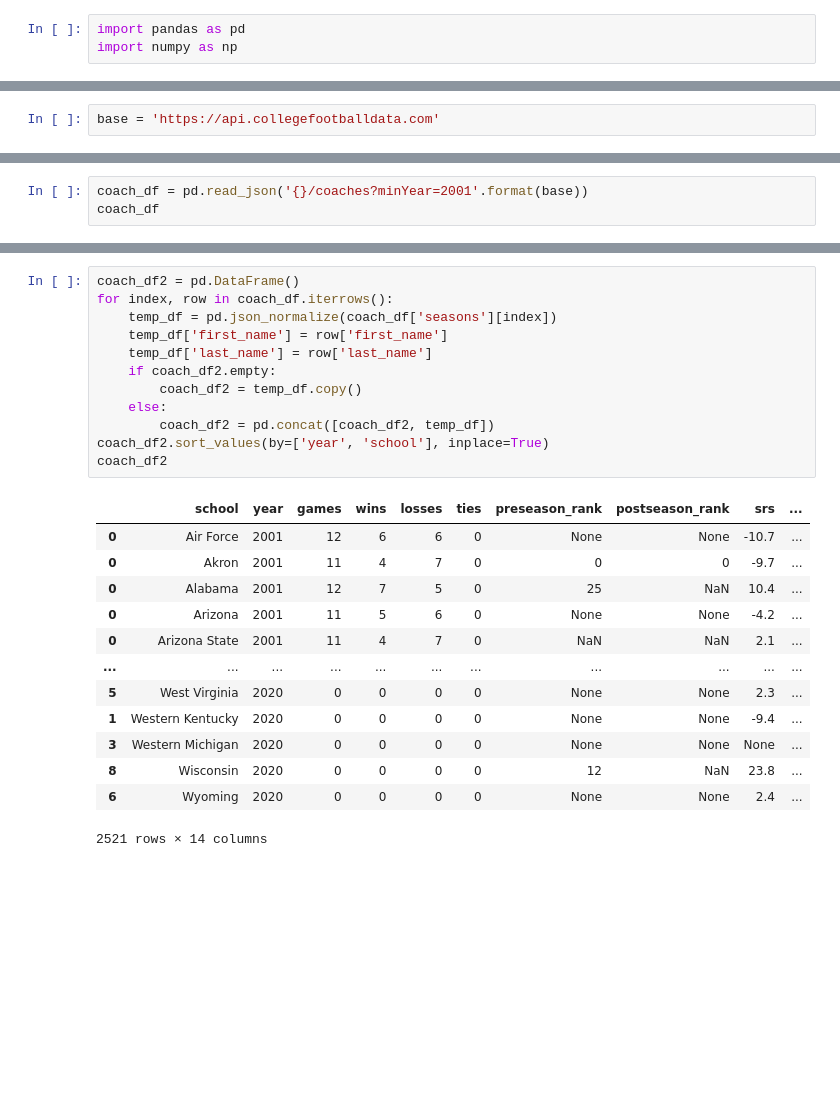
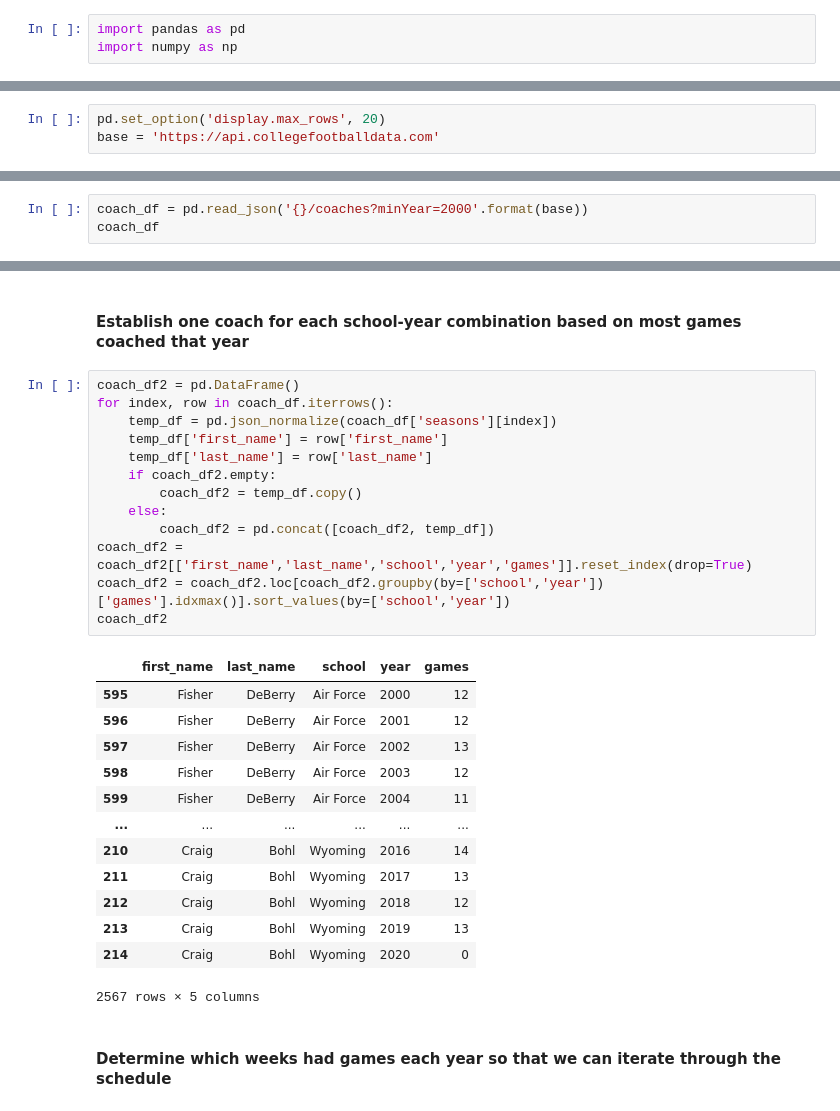
Before and after one commit to peteb206/pete_berryman_football, a Jupyter notebook: Projects/Comeback_Coaches/Comeback_Coaches.ipynb, the cells around one changed output, grey strips where cells are left out. Drawn from its saved outputs; the diff is of its cells as text; blank space fills up the shorter version.

Commit message:
Improve notebook comments and intro (still need exact coaching data)
Improve notebook comments and intro (still need exact coaching data)

```diff
--- a/Projects/Comeback_Coaches/Comeback_Coaches.ipynb
+++ b/Projects/Comeback_Coaches/Comeback_Coaches.ipynb
@@ -4,2 +17,3 @@ import numpy as np
 # %%
+pd.set_option('display.max_rows', 20)
 base = 'https://api.collegefootballdata.com'
@@ -6,5 +22,5 @@ base = 'https://api.collegefootballdata.com'
 # %%
-coach_df = pd.read_json('{}/coaches?minYear=2001'.format(base))
+coach_df = pd.read_json('{}/coaches?minYear=2000'.format(base))
 coach_df
 # %% [output]
 |  | first_name | last_name | seasons |
@@ -23,27 +39,32 @@ coach_df
+# %% [markdown]
+#### Establish one coach for each school-year combination based on most games coached that year
 # %%
 coach_df2 = pd.DataFrame()
 for index, row in coach_df.iterrows():
     temp_df = pd.json_normalize(coach_df['seasons'][index])
     temp_df['first_name'] = row['first_name']
     temp_df['last_name'] = row['last_name']
     if coach_df2.empty:
         coach_df2 = temp_df.copy()
     else:
         coach_df2 = pd.concat([coach_df2, temp_df])
-coach_df2.sort_values(by=['year', 'school'], inplace=True)
+coach_df2 = coach_df2[['first_name','last_name','school','year','games']].reset_index(drop=True)
+coach_df2 = coach_df2.loc[coach_df2.groupby(by=['school','year'])['games'].idxmax()].sort_values(by=['school','year'])
 coach_df2
 # %% [output]
-|  | school | year | games | wins | losses | ties | preseason_rank | postseason_rank | srs | ... |
-| 0 | Air Force | 2001 | 12 | 6 | 6 | 0 | None | None | -10.7 | ... |
-| 0 | Akron | 2001 | 11 | 4 | 7 | 0 | 0 | 0 | -9.7 | ... |
-| 0 | Alabama | 2001 | 12 | 7 | 5 | 0 | 25 | NaN | 10.4 | ... |
-| 0 | Arizona | 2001 | 11 | 5 | 6 | 0 | None | None | -4.2 | ... |
-| 0 | Arizona State | 2001 | 11 | 4 | 7 | 0 | NaN | NaN | 2.1 | ... |
-| ... | ... | ... | ... | ... | ... | ... | ... | ... | ... | ... |
-| 5 | West Virginia | 2020 | 0 | 0 | 0 | 0 | None | None | 2.3 | ... |
-| 1 | Western Kentucky | 2020 | 0 | 0 | 0 | 0 | None | None | -9.4 | ... |
-| 3 | Western Michigan | 2020 | 0 | 0 | 0 | 0 | None | None | None | ... |
-| 8 | Wisconsin | 2020 | 0 | 0 | 0 | 0 | 12 | NaN | 23.8 | ... |
-| 6 | Wyoming | 2020 | 0 | 0 | 0 | 0 | None | None | 2.4 | ... |
+|  | first_name | last_name | school | year | games |
+| 595 | Fisher | DeBerry | Air Force | 2000 | 12 |
+| 596 | Fisher | DeBerry | Air Force | 2001 | 12 |
+| 597 | Fisher | DeBerry | Air Force | 2002 | 13 |
+| 598 | Fisher | DeBerry | Air Force | 2003 | 12 |
+| 599 | Fisher | DeBerry | Air Force | 2004 | 11 |
+| ... | ... | ... | ... | ... | ... |
+| 210 | Craig | Bohl | Wyoming | 2016 | 14 |
+| 211 | Craig | Bohl | Wyoming | 2017 | 13 |
+| 212 | Craig | Bohl | Wyoming | 2018 | 12 |
+| 213 | Craig | Bohl | Wyoming | 2019 | 13 |
+| 214 | Craig | Bohl | Wyoming | 2020 | 0 |
-2521 rows × 14 columns
+2567 rows × 5 columns
+# %% [markdown]
+#### Determine which weeks had games each year so that we can iterate through the schedule
 # %%
```
Also changed, not shown: parts of 22 cells of this notebook, 3 other files.
